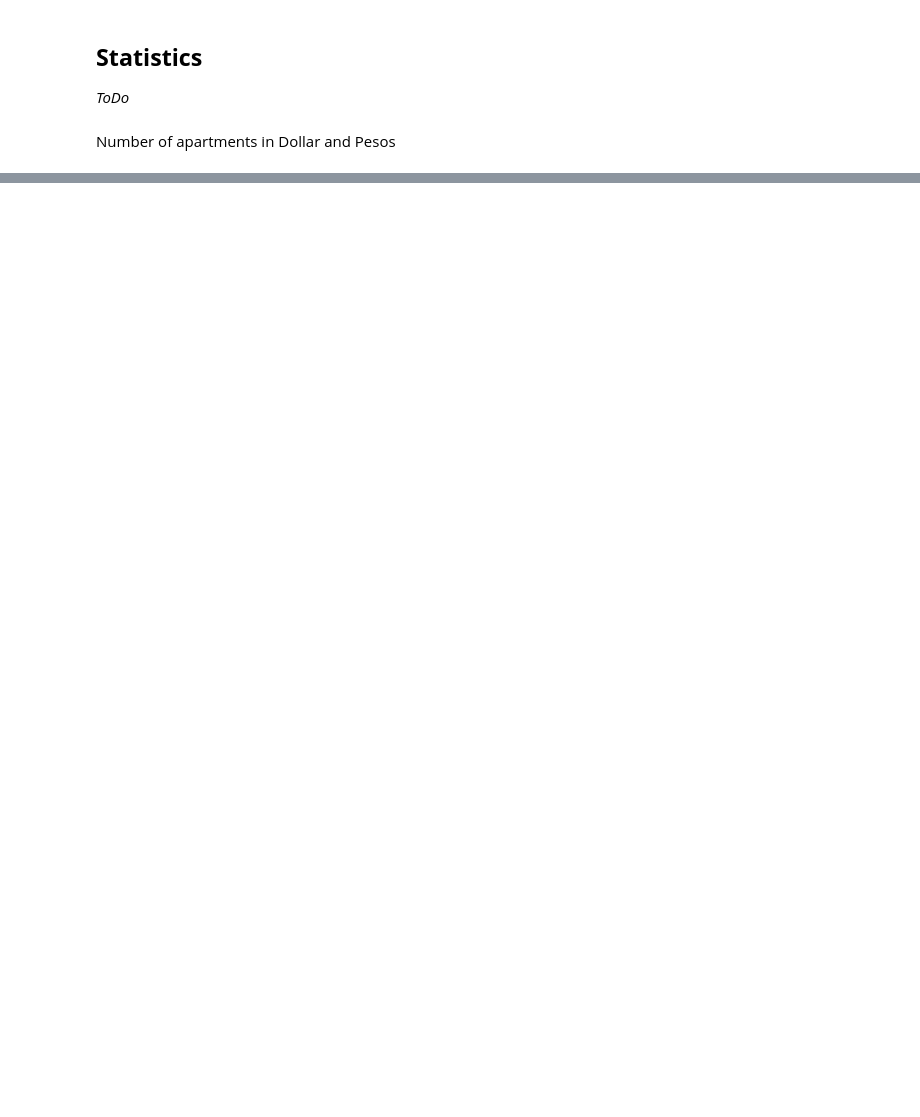
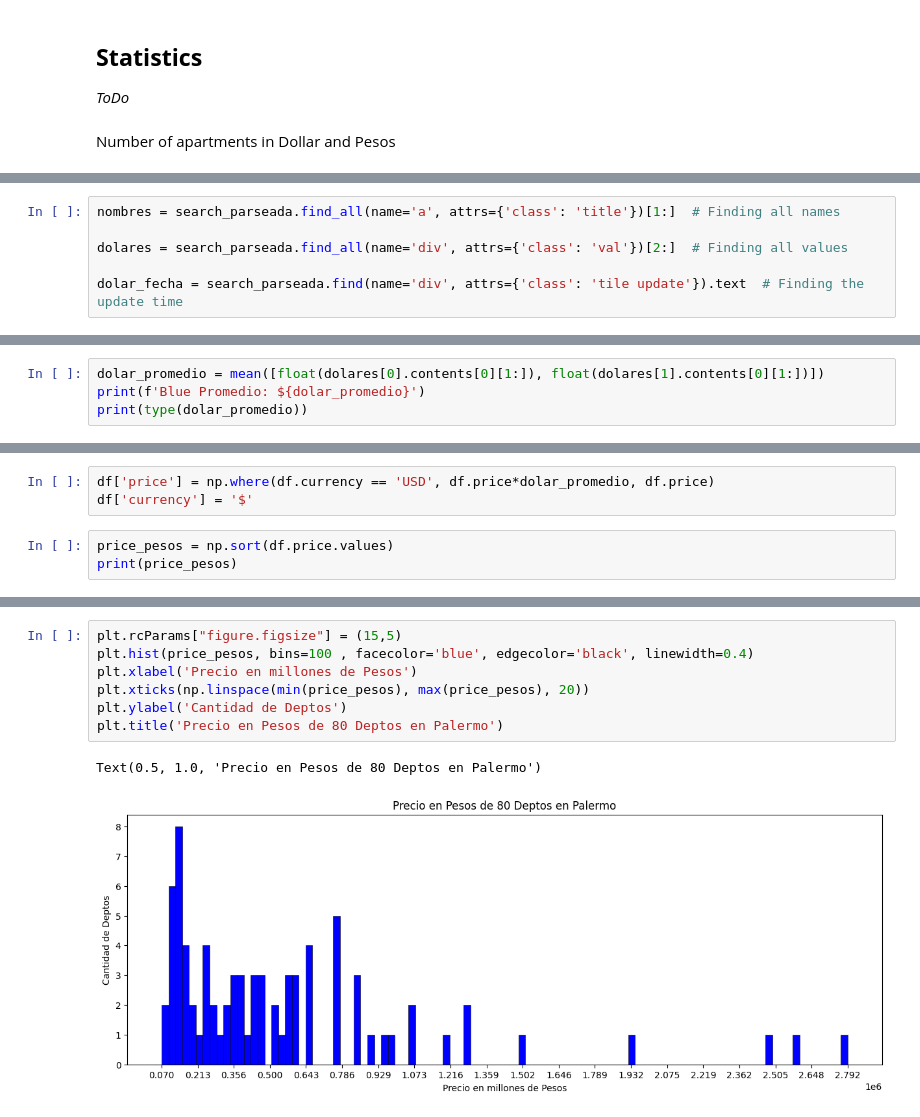
Before and after one commit to IgnacioJLopez/Web_Scraping, a Jupyter notebook: Scraping_Apartment.ipynb, the cells around one changed output, grey strips where cells are left out. Saved outputs shown, nothing was run; the diff lists cells and outputs as text; blank space fills up the shorter version.

```diff
--- a/Scraping_Apartment.ipynb
+++ b/Scraping_Apartment.ipynb
@@ -295,0 +375,6 @@ Name: currency, dtype: int64
+# %%
+nombres = search_parseada.find_all(name='a', attrs={'class': 'title'})[1:]  # Finding all names
+
+dolares = search_parseada.find_all(name='div', attrs={'class': 'val'})[2:]  # Finding all values
+
+dolar_fecha = search_parseada.find(name='div', attrs={'class': 'tile update'}).text  # Finding the update time
@@ -295,0 +412,4 @@ Name: currency, dtype: int64
+# %%
+dolar_promedio = mean([float(dolares[0].contents[0][1:]), float(dolares[1].contents[0][1:])])
+print(f'Blue Promedio: ${dolar_promedio}')
+print(type(dolar_promedio))
@@ -295,0 +421,6 @@ Name: currency, dtype: int64
+# %%
+df['price'] = np.where(df.currency == 'USD', df.price*dolar_promedio, df.price)
+df['currency'] = '$'
+# %%
+price_pesos = np.sort(df.price.values)
+print(price_pesos)
@@ -295,0 +440,10 @@ Name: currency, dtype: int64
+# %%
+plt.rcParams["figure.figsize"] = (15,5)
+plt.hist(price_pesos, bins=100 , facecolor='blue', edgecolor='black', linewidth=0.4)
+plt.xlabel('Precio en millones de Pesos')
+plt.xticks(np.linspace(min(price_pesos), max(price_pesos), 20))
+plt.ylabel('Cantidad de Deptos')
+plt.title('Precio en Pesos de 80 Deptos en Palermo')
+# %% [output]
+Text(0.5, 1.0, 'Precio en Pesos de 80 Deptos en Palermo')
+[figure, added]
```
Also changed, not shown: parts of 20 cells of this notebook.
